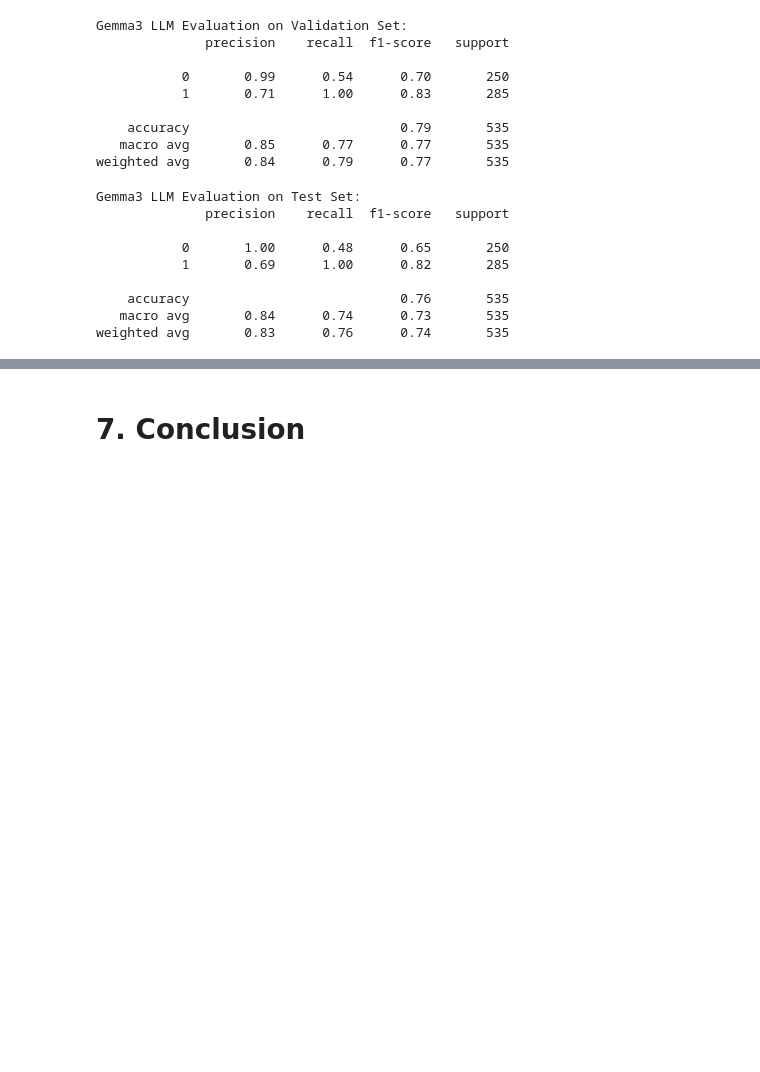
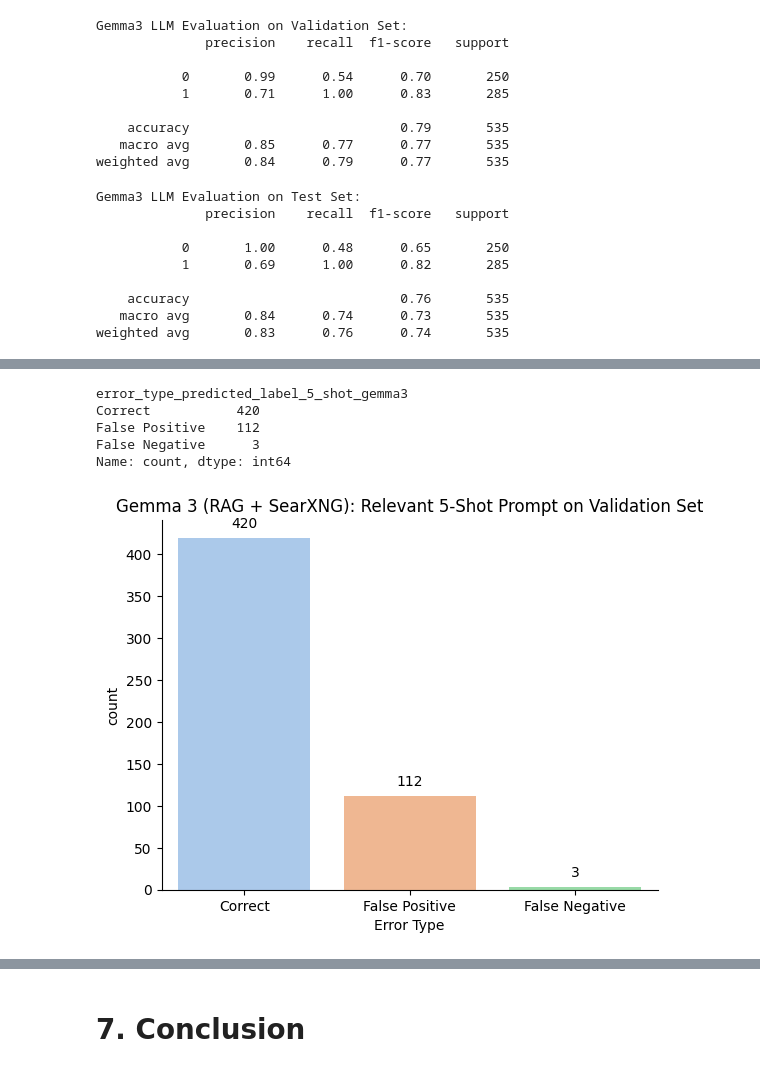
Before and after one commit to rkaushick-neu/fuzzy_match_llms, a Jupyter notebook: TransactionsFuzzyMatch.ipynb, the cells around one changed output, grey strips where cells are left out. Cells and saved outputs as stored; diff of their text form; code cells hidden in the pictures; blank space fills up the shorter version.

Commit message:
completed rag, faiss, searxng

```diff
--- a/TransactionsFuzzyMatch.ipynb
+++ b/TransactionsFuzzyMatch.ipynb
@@ -1297,0 +2617,37 @@ weighted avg       0.83      0.76      0.74       535
+# %%
+val_df_searxng = val_df.copy(deep=True)
+# %%
+val_df_searxng['predicted_label_5_shot_gemma3'] = predictions
+# %%
+def error_type(row, predicted_label_col):
+    if row['Label'] == row[predicted_label_col]:
+        return 'Correct'
+    if row['Label'] == 'MATCH' and row[predicted_label_col] == 'MISMATCH':
+        return 'False Negative'
+    elif row['Label'] == 'MISMATCH' and row[predicted_label_col] == 'MATCH':
+        return 'False Positive'
+    else:
+        return 'Unknown'
+# %%
+val_df_searxng['error_type_predicted_label_5_shot_gemma3'] = val_df_searxng.apply(error_type, predicted_label_col='predicted_label_5_shot_gemma3', axis=1)
+# %%
+val_df_searxng['error_type_predicted_label_5_shot_gemma3'].value_counts()
+# %% [output]
+error_type_predicted_label_5_shot_gemma3
+Correct           420
+False Positive    112
+False Negative      3
+Name: count, dtype: int64
+# %%
+ax = sns.countplot(data=val_df_searxng, x='error_type_predicted_label_5_shot_gemma3', hue='error_type_predicted_label_5_shot_gemma3', palette='pastel')
+plt.title('Gemma 3 (RAG + SearXNG): Relevant 5-Shot Prompt on Validation Set')
+plt.xlabel('Error Type')
+sns.despine()
+
+# add the values on top of the bars
+for p in ax.patches:
+    ax.annotate(f'{int(p.get_height())}', (p.get_x() + p.get_width() / 2., p.get_height()),
+                ha='center', va='bottom', fontsize=10, color='black', xytext=(0, 5),
+                textcoords='offset points')
+# %% [output]
+[figure, added]
```
Also changed, not shown: parts of 213 cells of this notebook.
